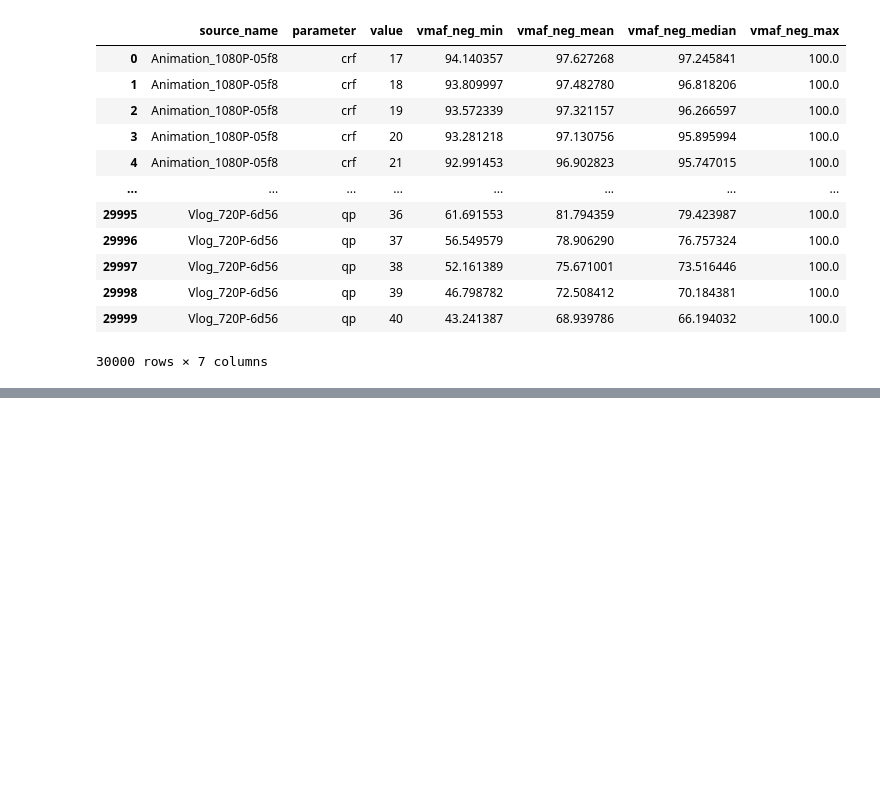
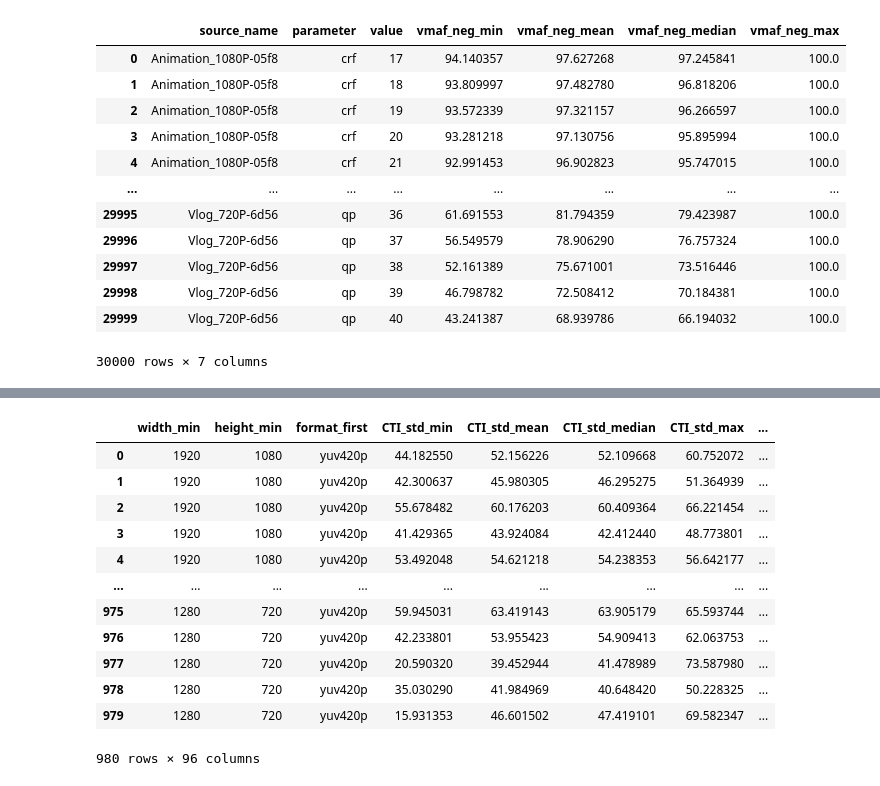
Before and after one commit to TiunovNN/video-compression-model, a Jupyter notebook: dataset/collect.ipynb, the cells around one changed output, grey strips where cells are left out. Cells and saved outputs as stored; diff of their text form; code cells hidden in the pictures; blank space fills up the shorter version.

```diff
--- a/dataset/collect.ipynb
+++ b/dataset/collect.ipynb
@@ -589,0 +770,4 @@ analyzed_encoded_df
+# %%
+feature_df['source_name'] = feature_df['name_']
+feature_df = feature_df.drop(columns=['Unnamed: 0', 'name_'], errors='ignore')
+feature_df.head()
@@ -589,0 +802,18 @@ analyzed_encoded_df
+# %%
+learning_dataset = feature_df.merge(target_dataset_df[['source_name', 'parameter', 'value']], how='inner', left_on='source_name', right_on='source_name')
+# %%
+learning_dataset
+# %% [output]
+|  | width_min | height_min | format_first | CTI_std_min | CTI_std_mean | CTI_std_median | CTI_std_max | ... |
+| 0 | 1920 | 1080 | yuv420p | 44.182550 | 52.156226 | 52.109668 | 60.752072 | ... |
+| 1 | 1920 | 1080 | yuv420p | 42.300637 | 45.980305 | 46.295275 | 51.364939 | ... |
+| 2 | 1920 | 1080 | yuv420p | 55.678482 | 60.176203 | 60.409364 | 66.221454 | ... |
+| 3 | 1920 | 1080 | yuv420p | 41.429365 | 43.924084 | 42.412440 | 48.773801 | ... |
+| 4 | 1920 | 1080 | yuv420p | 53.492048 | 54.621218 | 54.238353 | 56.642177 | ... |
+| ... | ... | ... | ... | ... | ... | ... | ... | ... |
+| 975 | 1280 | 720 | yuv420p | 59.945031 | 63.419143 | 63.905179 | 65.593744 | ... |
+| 976 | 1280 | 720 | yuv420p | 42.233801 | 53.955423 | 54.909413 | 62.063753 | ... |
+| 977 | 1280 | 720 | yuv420p | 20.590320 | 39.452944 | 41.478989 | 73.587980 | ... |
+| 978 | 1280 | 720 | yuv420p | 35.030290 | 41.984969 | 40.648420 | 50.228325 | ... |
+| 979 | 1280 | 720 | yuv420p | 15.931353 | 46.601502 | 47.419101 | 69.582347 | ... |
+980 rows × 96 columns
```
Also changed, not shown: parts of 28 cells of this notebook.
